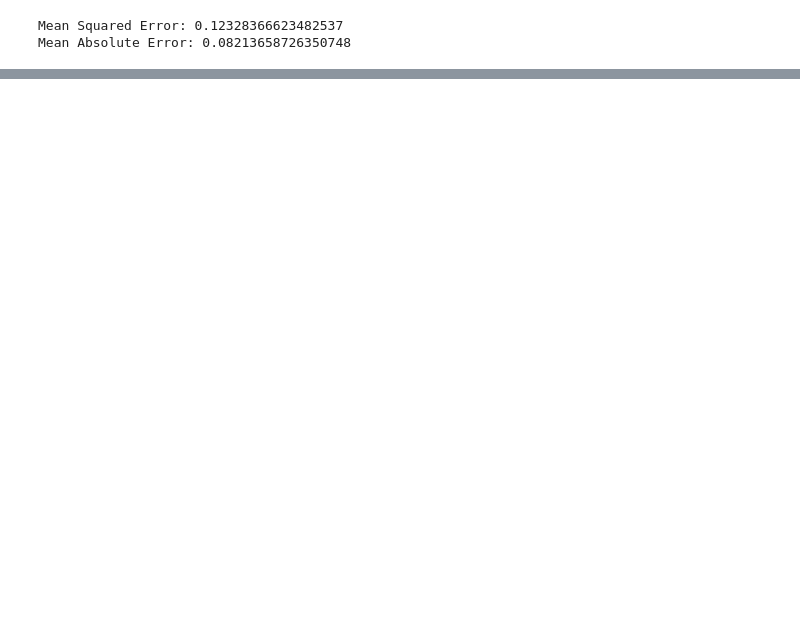
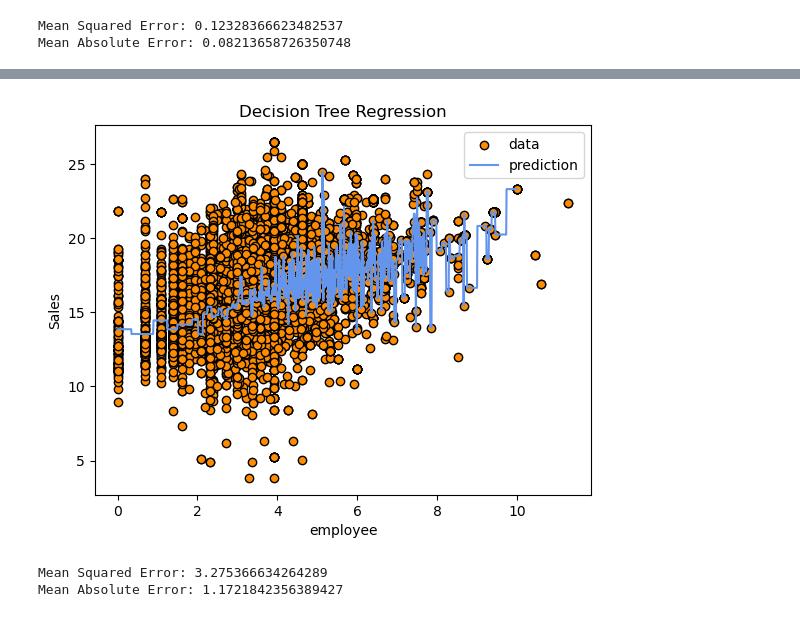
Before and after one commit to nguyenmybinhan/NUS-SDS-Datathon-Champion-TheViets, a Jupyter notebook: Decision_Tree_Regressor.ipynb, the cells around one changed output, grey strips where cells are left out. Saved outputs shown, nothing was run; the diff lists cells and outputs as text; code cells hidden in the pictures; blank space fills up the shorter version.

```diff
--- a/Decision_Tree_Regressor.ipynb
+++ b/Decision_Tree_Regressor.ipynb
@@ -139,3 +160,8 @@ print("Mean Absolute Error:", mae)
 # %% [output]
 Mean Squared Error: 0.12328366623482537
 Mean Absolute Error: 0.08213658726350748
+# %%
+#now test with subsidiary
+entity_type = ['Subsidiary','Parent', 'Branch', 'Independent' ]
+Subsidiary = data[data['Entity Type'] == 'Subsidiary']
+Subsidiary
@@ -141,0 +182,61 @@ Mean Absolute Error: 0.08213658726350748
+# %%
+# Import the necessary libraries
+from sklearn.tree import DecisionTreeRegressor
+import numpy as np
+
+# Generate some example data
+X = np.array(np.log(Subsidiary['Employees (Domestic Ultimate Total)'])).reshape(-1,1)
+y = np.log(Subsidiary['Sales (Domestic Ultimate Total USD)'])
+
+# Create a decision tree regressor
+regressor = DecisionTreeRegressor(max_depth=100)  # You can adjust the max_depth parameter
+
+# Fit the model to the data
+regressor.fit(X, y)
+
+# Make predictions
+X_test = np.arange(0.0, 10.0, 0.01)[:, np.newaxis]
+y_pred = regressor.predict(X_test)
+
+# Plot the results
+import matplotlib.pyplot as plt
+plt.figure()
+plt.scatter(X, y, edgecolor="black", c="darkorange", label="data")
+plt.plot(X_test, y_pred, color="cornflowerblue", label="prediction")
+plt.xlabel("employee")
+plt.ylabel("Sales")
+plt.title("Decision Tree Regression")
+plt.legend()
+plt.show()
+# %% [output]
+[figure, added]
+# %%
+from sklearn.tree import DecisionTreeRegressor
+from sklearn.metrics import mean_squared_error
+from sklearn.metrics import mean_absolute_error
+from sklearn.model_selection import train_test_split
+
+# Sample data for demonstration
+X = np.array(np.log(Subsidiary['Employees (Domestic Ultimate Total)'])).reshape(-1,1)
+y = np.log(Subsidiary['Sales (Domestic Ultimate Total USD)'])
+
+# Split the data into training and testing sets
+X_train, X_test, y_train, y_test = train_test_split(X, y, test_size=0.2, random_state=42)
+
+# Create a DecisionTreeRegressor
+regressor = DecisionTreeRegressor(max_depth = 50)
+
+# Fit the regressor to the training data
+regressor.fit(X_train, y_train)
+
+# Make predictions on the test set
+y_pred = regressor.predict(X_test)
+
+# Calculate the Mean Squared Error (MSE)
+mse = mean_squared_error(y_test, y_pred)
+mae = mean_absolute_error(y_test, y_pred)
+print("Mean Squared Error:", mse)
+print("Mean Absolute Error:", mae)
+# %% [output]
+Mean Squared Error: 3.275366634264289
+Mean Absolute Error: 1.1721842356389427
```
Also changed, not shown: parts of 4 cells of this notebook.
